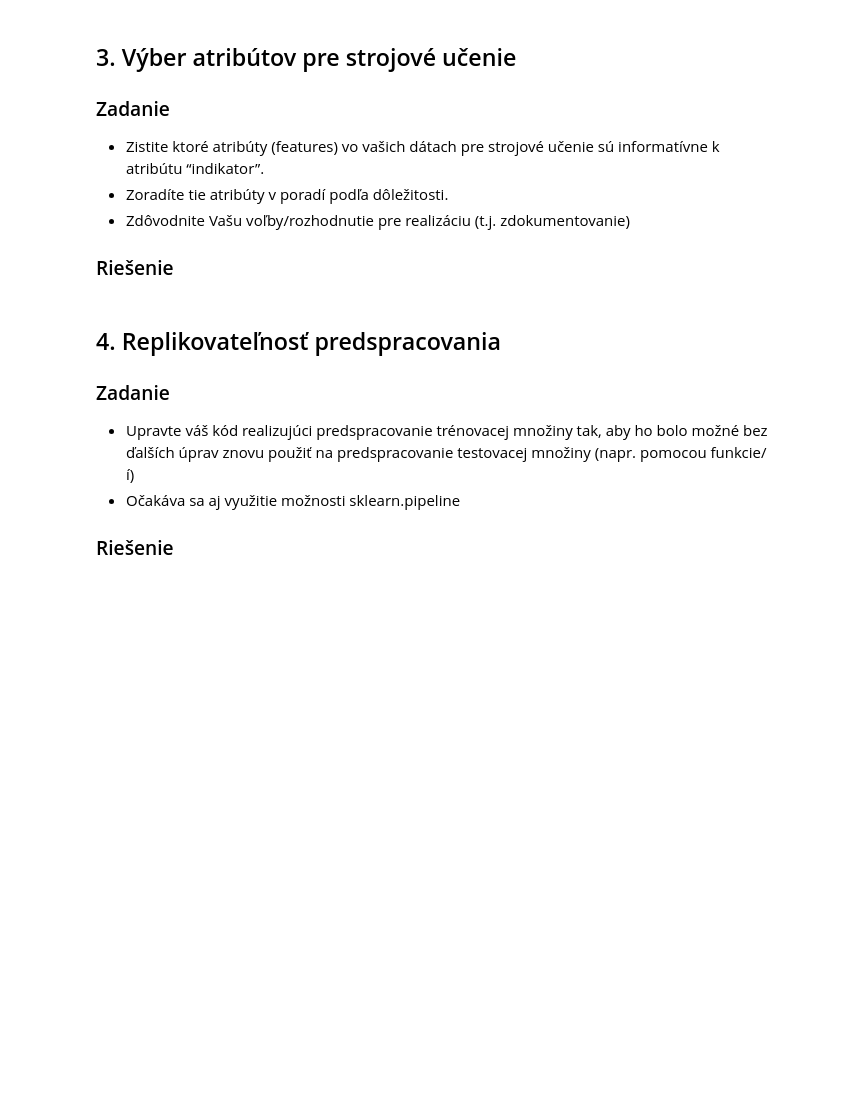
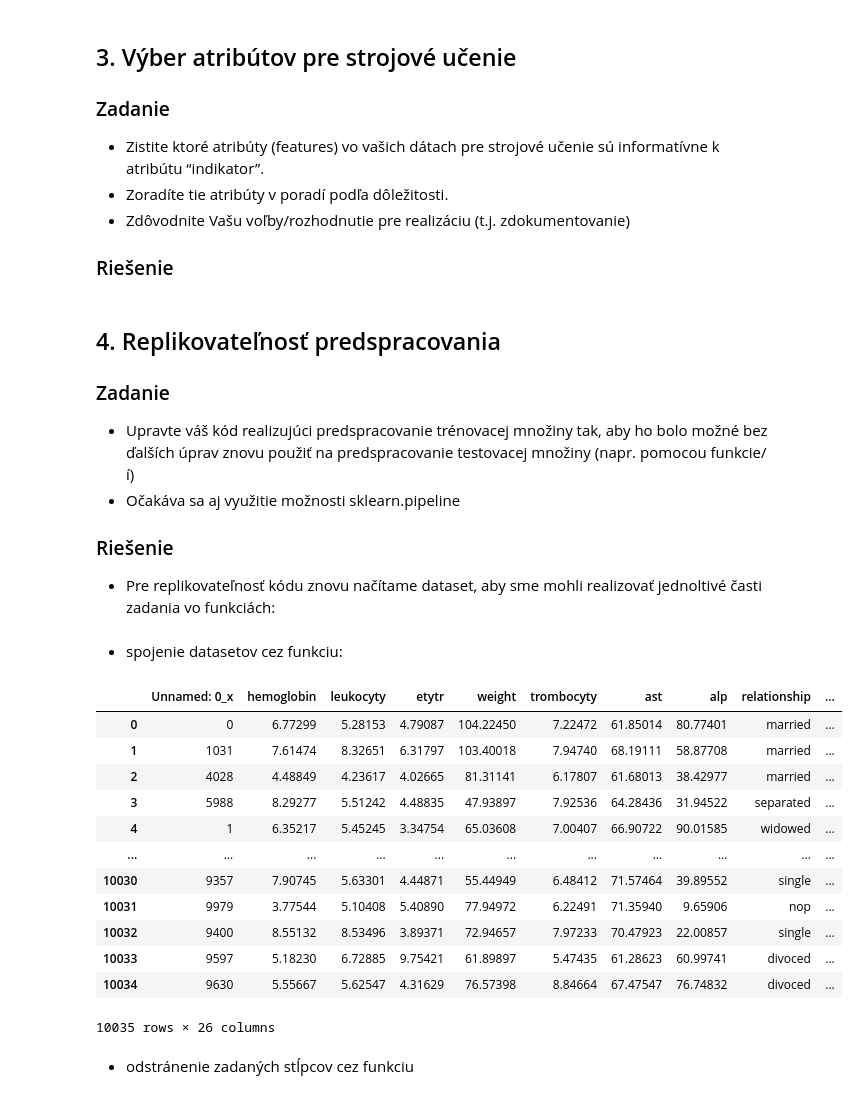
Before and after one commit to Matovic/Chronic-Lymphocytic-Leukemia, a Jupyter notebook: src/2_data_pre-processing/2-DPP.ipynb, the cells around one changed output. Saved outputs shown, nothing was run; the diff lists cells and outputs as text; code cells hidden in the pictures; blank space fills up the shorter version.

Commit message:
Add sklearn.pipeline

```diff
--- a/src/2_data_pre-processing/2-DPP.ipynb
+++ b/src/2_data_pre-processing/2-DPP.ipynb
@@ -530,3 +803,5 @@ df_labor.boxplot(column=['leukocyty'])
 - Očakáva sa aj využitie možnosti sklearn.pipeline
 
 ### Riešenie
+
+ - Pre replikovateľnosť kódu znovu načítame dataset, aby sme mohli realizovať jednoltivé časti zadania vo funkciách:
@@ -532,0 +812,76 @@ df_labor.boxplot(column=['leukocyty'])
+# %% [markdown]
+ - spojenie datasetov cez funkciu:
+# %%
+# https://stackoverflow.com/questions/48320396/create-a-custom-sklearn-transformermixin-that-transforms-categorical-variables-c
+class MergeTransformer(TransformerMixin):
+    """
+    A tranformer for merging 2 datasets.
+    """
+    cols = list()
+
+    def __init__(self, *args, **kwargs):
+        """
+        Initialize method.
+
+        :param *args: 2 datasets are instance of pandas.core.frame.DataFrame
+        :param **kwargs: dictionary of names of columns
+        """
+        self.data1 = args[0]
+        self.data2 = args[1]
+        for col in kwargs.values():
+            self.cols.append(col)
+
+    def fit(self, data, **fit_params):
+        """
+        Fits transformer over data.
+
+        :param data: The dataset to pass to the transformer.
+        :returns: The transformer.
+        """
+        return self
+
+    def transform(self, X, **transform_params):
+        """
+        Function to merge 2 datasets in *args with columns in **kwargs.
+
+        :param X: 2 datasets are instance of pandas.core.frame.DataFrame
+        :returns: pandas.core.frame.DataFrame
+        """
+        X = self.data1.merge(self.data2, on=self.cols, how = 'inner')
+        return X
+
+"""
+def merge_datasets(*args, **kwargs):
+    cols = list()
+    for col in kwargs.values():
+        cols.append(col)
+    return args[0].merge(args[1], on=cols, how='inner')
+"""
+#df_merged = merge_datasets(df_labor_, df_profiles_, column1 ='ssn',column2 ='name')
+#df_merged.info()
+
+
+
+# pipeline pre spojenie dát
+merge_pipeline = Pipeline(
+    [('merge', MergeTransformer(df_labor_, df_profiles_, column1 ='ssn',column2 ='name'))]
+)
+df_merged = pd.DataFrame
+df_merged = merge_pipeline.transform(df_merged)
+df_merged
+# %% [output]
+|  | Unnamed: 0_x | hemoglobin | leukocyty | etytr | weight | trombocyty | ast | alp | relationship | ... |
+| 0 | 0 | 6.77299 | 5.28153 | 4.79087 | 104.22450 | 7.22472 | 61.85014 | 80.77401 | married | ... |
+| 1 | 1031 | 7.61474 | 8.32651 | 6.31797 | 103.40018 | 7.94740 | 68.19111 | 58.87708 | married | ... |
+| 2 | 4028 | 4.48849 | 4.23617 | 4.02665 | 81.31141 | 6.17807 | 61.68013 | 38.42977 | married | ... |
+| 3 | 5988 | 8.29277 | 5.51242 | 4.48835 | 47.93897 | 7.92536 | 64.28436 | 31.94522 | separated | ... |
+| 4 | 1 | 6.35217 | 5.45245 | 3.34754 | 65.03608 | 7.00407 | 66.90722 | 90.01585 | widowed | ... |
+| ... | ... | ... | ... | ... | ... | ... | ... | ... | ... | ... |
+| 10030 | 9357 | 7.90745 | 5.63301 | 4.44871 | 55.44949 | 6.48412 | 71.57464 | 39.89552 | single | ... |
+| 10031 | 9979 | 3.77544 | 5.10408 | 5.40890 | 77.94972 | 6.22491 | 71.35940 | 9.65906 | nop | ... |
+| 10032 | 9400 | 8.55132 | 8.53496 | 3.89371 | 72.94657 | 7.97233 | 70.47923 | 22.00857 | single | ... |
+| 10033 | 9597 | 5.18230 | 6.72885 | 9.75421 | 61.89897 | 5.47435 | 61.28623 | 60.99741 | divoced | ... |
+| 10034 | 9630 | 5.55667 | 5.62547 | 4.31629 | 76.57398 | 8.84664 | 67.47547 | 76.74832 | divoced | ... |
+10035 rows × 26 columns
+# %% [markdown]
+ - odstránenie zadaných stĺpcov cez funkciu
```
Also changed, not shown: parts of 83 cells of this notebook.
